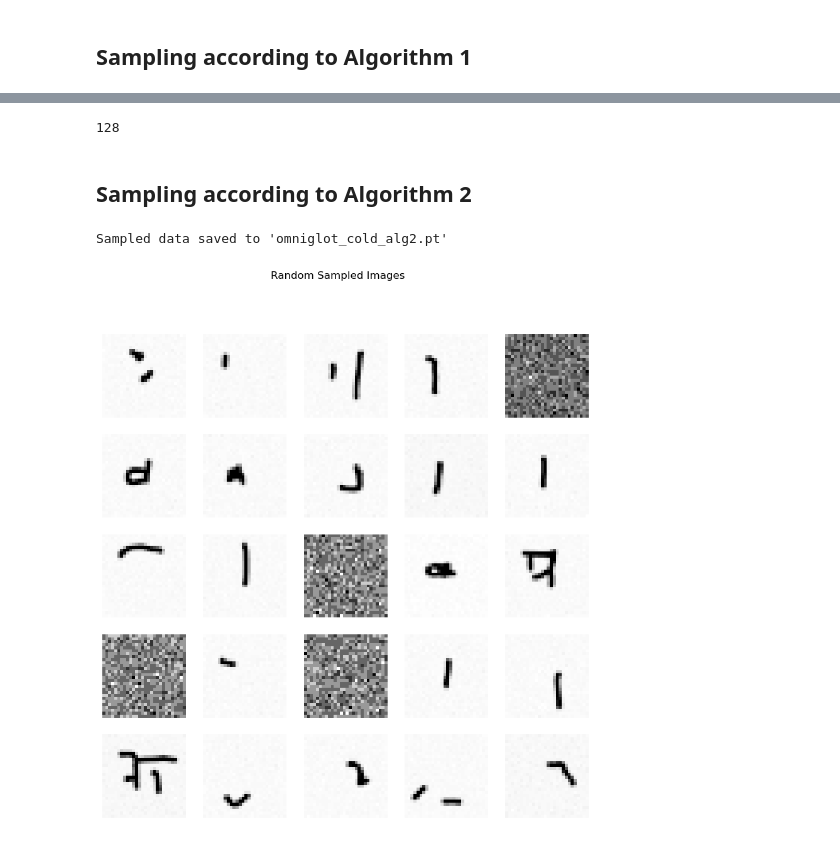
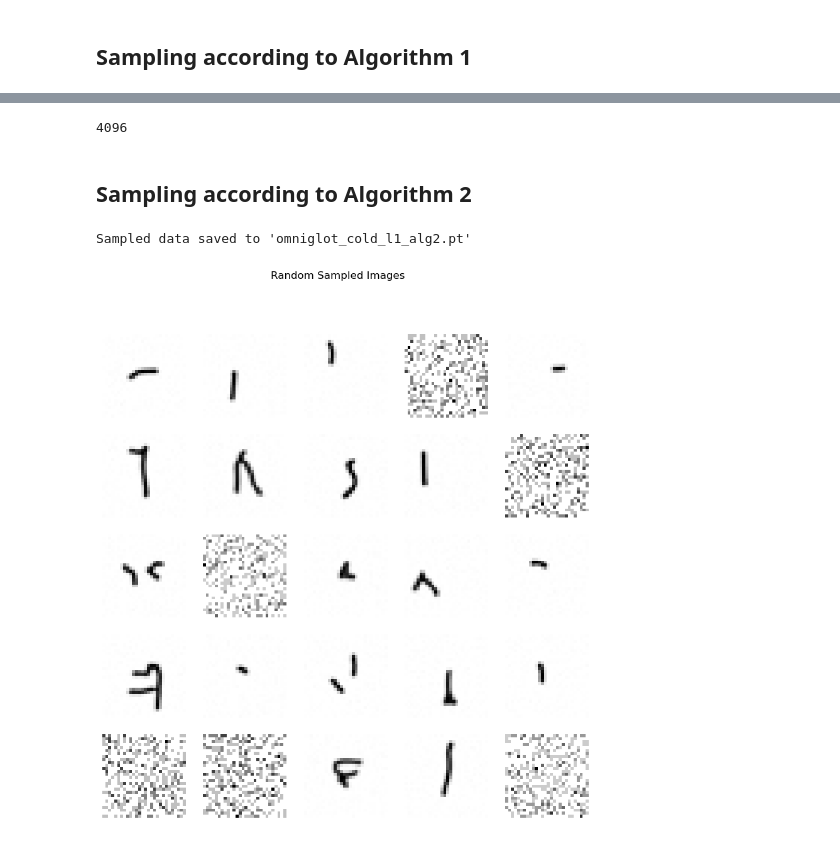
Before and after one commit to pthak006/echo_diffusion, a Jupyter notebook: cold_l1.ipynb, the cells around one changed output, grey strips where cells are left out. Saved outputs shown, nothing was run; the diff lists cells and outputs as text; code cells hidden in the pictures.

```diff
--- a/cold_l1.ipynb
+++ b/cold_l1.ipynb
@@ -328,7 +282,7 @@ with torch.no_grad():
             x = torch.sqrt(alpha[s-1]) * x_hat + torch.sqrt(1-alpha[s-1]) * z_hat
 
         # Reverse normalization
-        x = x * 0.3081 + 0.1307
+        x = x * 0.5 + 0.5
         x = (x.clamp(0, 1) * 255).type(torch.uint8)
 
         # Store the sampled images
@@ -336,7 +290,6 @@ with torch.no_grad():
             sampled_data[batch_idx * batch_size + i] = {
                 'sampled': x[i].cpu()
             }
-        break
 # %%
 
 # Save the dictionary to a .pt file
@@ -351,7 +304,7 @@ import matplotlib.pyplot as plt
 import numpy as np
 
 # Load the saved data
-sampled_data = torch.load('omniglot_cold_alg1.pt')
+sampled_data = torch.load('omniglot_cold_l1_alg1.pt')
 
 # Number of images to display in the grid
 num_images = 25
@@ -376,7 +329,7 @@ plt.show()
 # %%
 print(len(sampled_data))
 # %% [output]
-128
+4096
 # %% [markdown]
 ## Sampling according to Algorithm 2
 # %%
@@ -409,7 +362,7 @@ with torch.no_grad():
             x = x - D_s + D_s_minus_one
 
         # Reverse normalization
-        x = x * 0.3081 + 0.1307
+        x = x * 0.5 + 0.5
         x = (x.clamp(0, 1) * 255).type(torch.uint8)
 
         # Store the sampled images
@@ -417,40 +370,39 @@ with torch.no_grad():
             sampled_data[batch_idx * batch_size + i] = {
                 'sampled': x[i].cpu()
             }
-        break
 # %%
 
 # Save the dictionary to a .pt file
-torch.save(sampled_data, 'omniglot_cold_alg2.pt')
+torch.save(sampled_data, 'omniglot_cold_l1_alg2.pt')
 
-print("Sampled data saved to 'omniglot_cold_alg2.pt'")
+print("Sampled data saved to 'omniglot_cold_l1_alg2.pt'")
 # %% [output]
-Sampled data saved to 'omniglot_cold_alg2.pt'
+Sampled data saved to 'omniglot_cold_l1_alg2.pt'
 # %%
 import torch
 import matplotlib.pyplot as plt
 import numpy as np
 
 # Load the saved data
-sampled_data = torch.load('omniglot_cold_alg2.pt')
+sampled_data = torch.load('omniglot_cold_l1_alg2.pt')
 
 # Number of images to display in the grid
 num_images = 25
 
 # Get random indices
 random_indices = np.random.choice(len(sampled_data), num_images, replace=False)
 
 # Initialize the plot
 fig, axes = plt.subplots(5, 5, figsize=(10, 10))
 
 # Loop through the images and plot them
 for i, ax in enumerate(axes.flat):
     sampled_image = sampled_data[random_indices[i]]['sampled']
     sampled_image = sampled_image.cpu().numpy().transpose(1, 2, 0)
     ax.imshow(sampled_image, cmap='gray')
     ax.axis('off')
 
 plt.suptitle("Random Sampled Images")
 plt.show()
 # %% [output]
-[figure, old version]
+[figure, new version]
```
Also changed, not shown: parts of 4 cells of this notebook, 1 other file.
